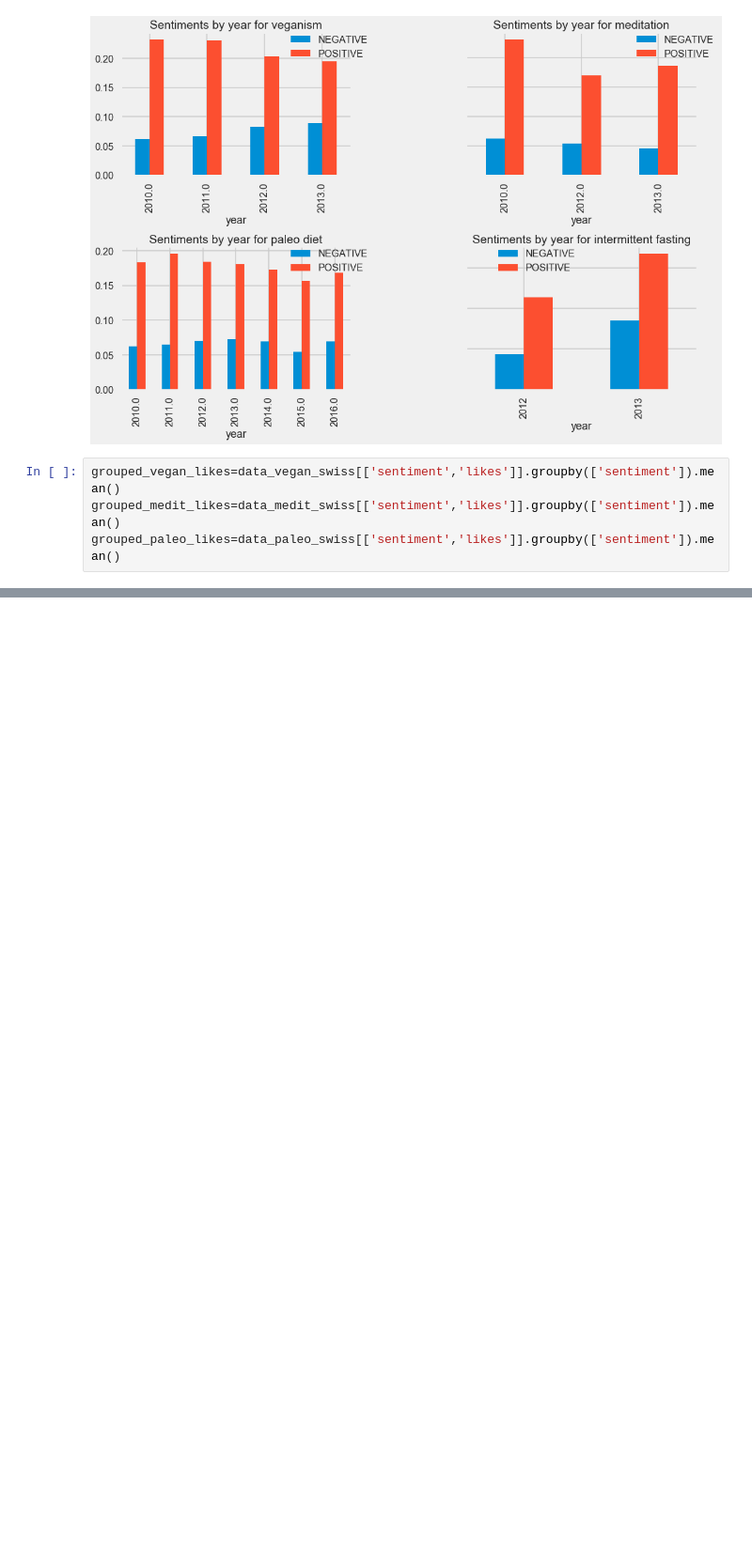
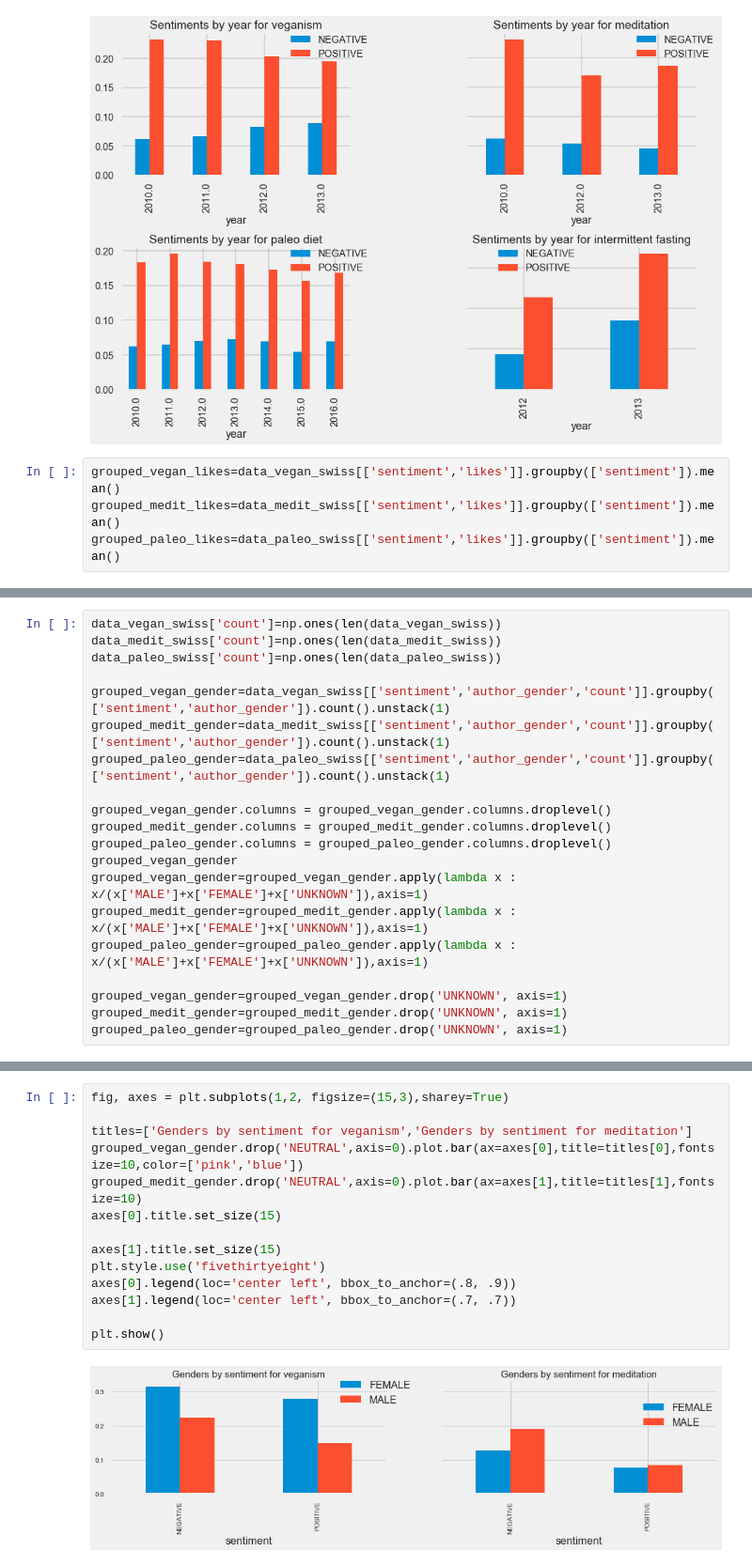
Before and after one commit to Firas11993/ada2017, a Jupyter notebook: Project/Project.ipynb, the cells around one changed output, grey strips where cells are left out. Shown at 94% size. Saved outputs shown, nothing was run; the diff lists cells and outputs as text; blank space fills up the shorter version.

Commit message:
sentiment by gender

```diff
--- a/Project/Project.ipynb
+++ b/Project/Project.ipynb
@@ -819,0 +821,20 @@ plt.show()
+# %%
+data_vegan_swiss['count']=np.ones(len(data_vegan_swiss))
+data_medit_swiss['count']=np.ones(len(data_medit_swiss))
+data_paleo_swiss['count']=np.ones(len(data_paleo_swiss))
+
+grouped_vegan_gender=data_vegan_swiss[['sentiment','author_gender','count']].groupby(['sentiment','author_gender']).count().unstack(1)
+grouped_medit_gender=data_medit_swiss[['sentiment','author_gender','count']].groupby(['sentiment','author_gender']).count().unstack(1)
+grouped_paleo_gender=data_paleo_swiss[['sentiment','author_gender','count']].groupby(['sentiment','author_gender']).count().unstack(1)
+
+grouped_vegan_gender.columns = grouped_vegan_gender.columns.droplevel()
+grouped_medit_gender.columns = grouped_medit_gender.columns.droplevel()
+grouped_paleo_gender.columns = grouped_paleo_gender.columns.droplevel()
+grouped_vegan_gender
+grouped_vegan_gender=grouped_vegan_gender.apply(lambda x : x/(x['MALE']+x['FEMALE']+x['UNKNOWN']),axis=1)
+grouped_medit_gender=grouped_medit_gender.apply(lambda x : x/(x['MALE']+x['FEMALE']+x['UNKNOWN']),axis=1)
+grouped_paleo_gender=grouped_paleo_gender.apply(lambda x : x/(x['MALE']+x['FEMALE']+x['UNKNOWN']),axis=1)
+
+grouped_vegan_gender=grouped_vegan_gender.drop('UNKNOWN', axis=1)
+grouped_medit_gender=grouped_medit_gender.drop('UNKNOWN', axis=1)
+grouped_paleo_gender=grouped_paleo_gender.drop('UNKNOWN', axis=1)
@@ -819,0 +849,16 @@ plt.show()
+# %%
+fig, axes = plt.subplots(1,2, figsize=(15,3),sharey=True)
+
+titles=['Genders by sentiment for veganism','Genders by sentiment for meditation']
+grouped_vegan_gender.drop('NEUTRAL',axis=0).plot.bar(ax=axes[0],title=titles[0],fontsize=10,color=['pink','blue'])
+grouped_medit_gender.drop('NEUTRAL',axis=0).plot.bar(ax=axes[1],title=titles[1],fontsize=10)
+axes[0].title.set_size(15)
+
+axes[1].title.set_size(15)
+plt.style.use('fivethirtyeight')
+axes[0].legend(loc='center left', bbox_to_anchor=(.8, .9))
+axes[1].legend(loc='center left', bbox_to_anchor=(.7, .7))
+
+plt.show()
+# %% [output]
+[figure, added]
```
Also changed, not shown: parts of 2 cells of this notebook.
